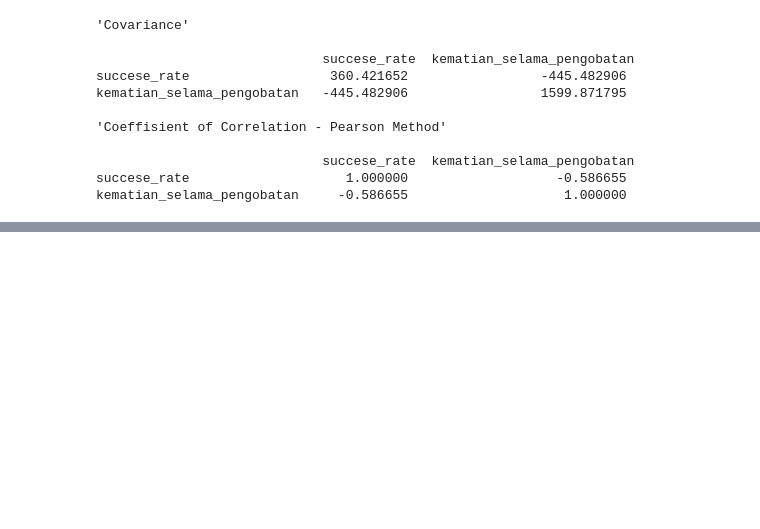
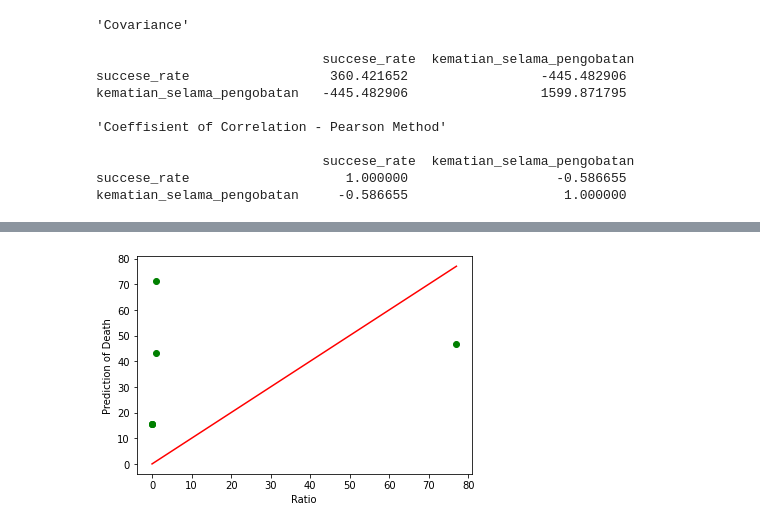
Before and after one commit to iyanrspian/uts-machine-learning, a Jupyter notebook: notebook/UTS_177006057_LR.ipynb, the cells around one changed output, grey strips where cells are left out. Saved outputs shown, nothing was run; the diff lists cells and outputs as text; code cells hidden in the pictures; blank space fills up the shorter version.

```diff
--- a/notebook/UTS_177006057_LR.ipynb
+++ b/notebook/UTS_177006057_LR.ipynb
@@ -120,0 +250,10 @@ plt.show()
+# %%
+# Visualisasi (test set)
+ys_test_predict = regr.predict(Xs_test)
+plt.scatter(ys_test, ys_test_predict, color = "g", marker = "o" )
+plt.plot([ys_test.min(), ys_test.max()], [ys_test.min(), ys_test.max()], color = 'r')
+plt.xlabel('Ratio')
+plt.ylabel('Prediction of Death')
+plt.show()
+# %% [output]
+[figure, added]
```
Also changed, not shown: parts of 23 cells of this notebook.
